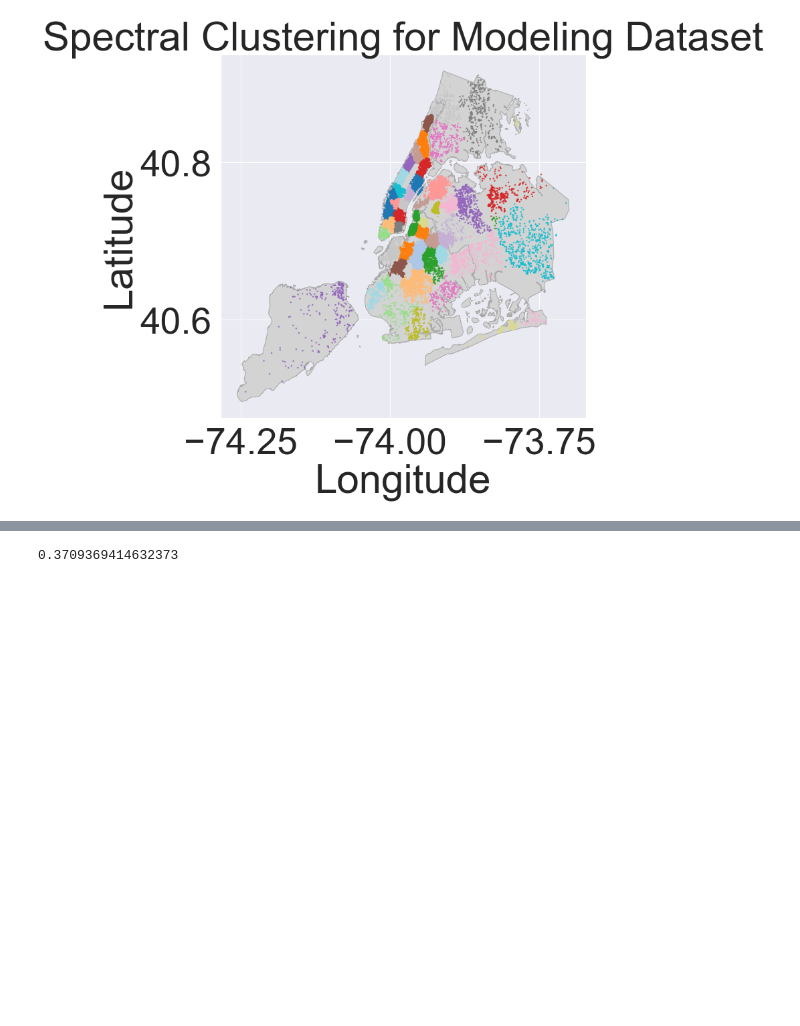
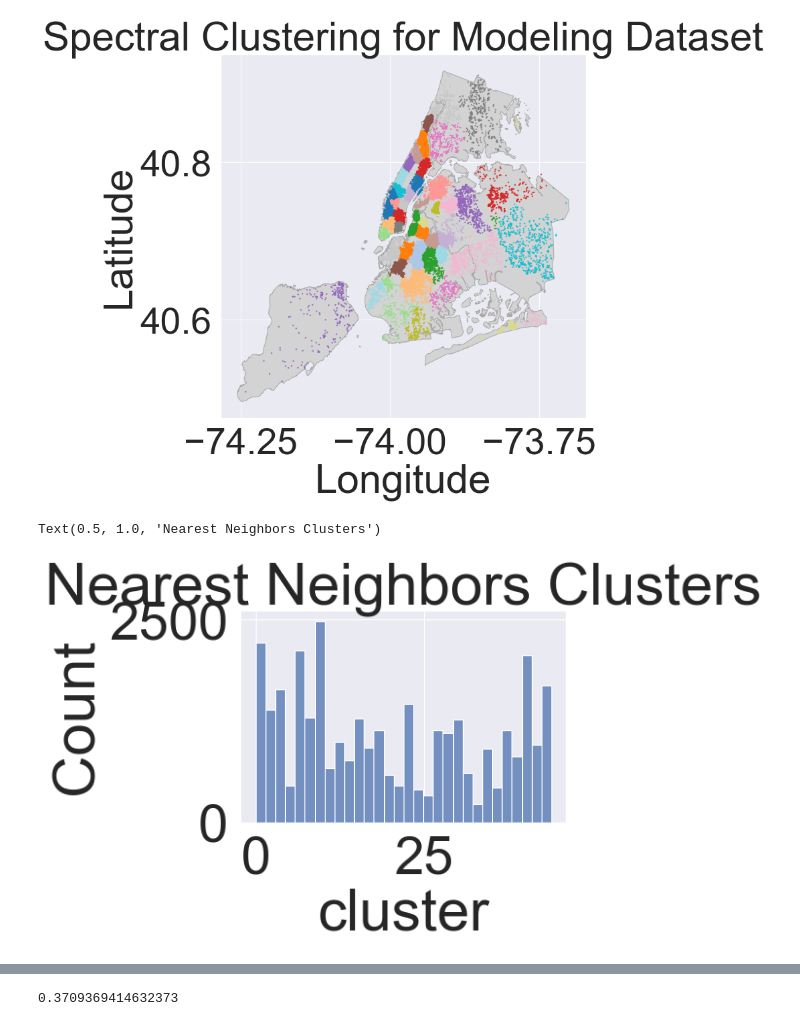
Before and after one commit to rickfontenot/airbnb, a Jupyter notebook: Lab3/Working/lab3_Rick.ipynb, the cells around one changed output, grey strips where cells are left out. Saved outputs shown, nothing was run; the diff lists cells and outputs as text; code cells hidden in the pictures; blank space fills up the shorter version.

```diff
--- a/Lab3/Working/lab3_Rick.ipynb
+++ b/Lab3/Working/lab3_Rick.ipynb
@@ -1382,3 +1382,20 @@ plt.ylabel('Latitude')
 # %% [output]
 Text(-28.04308916139854, 0.5, 'Latitude')
 [figure]
+# %%
+# Create hypertuned Sprectral cluster model
+nearest_neighbors_spc = SpectralClustering(n_neighbors=10,
+                        n_clusters=45,
+                        affinity = 'nearest_neighbors')
+
+label = nearest_neighbors_spc.fit_predict(LatLong)
+label_val = nearest_neighbors_spc.fit_predict(LatLong_val)
+listings_modeling['cluster'] = label
+listings_validation['cluster'] = label_val
+
+title = "Nearest Neighbors Clusters"
+
+sns.histplot(data=listings_modeling, x="cluster").set_title(title)
+# %% [output]
+Text(0.5, 1.0, 'Nearest Neighbors Clusters')
+[figure, added]
```
Also changed, not shown: parts of 12 cells of this notebook, 3 other files.
